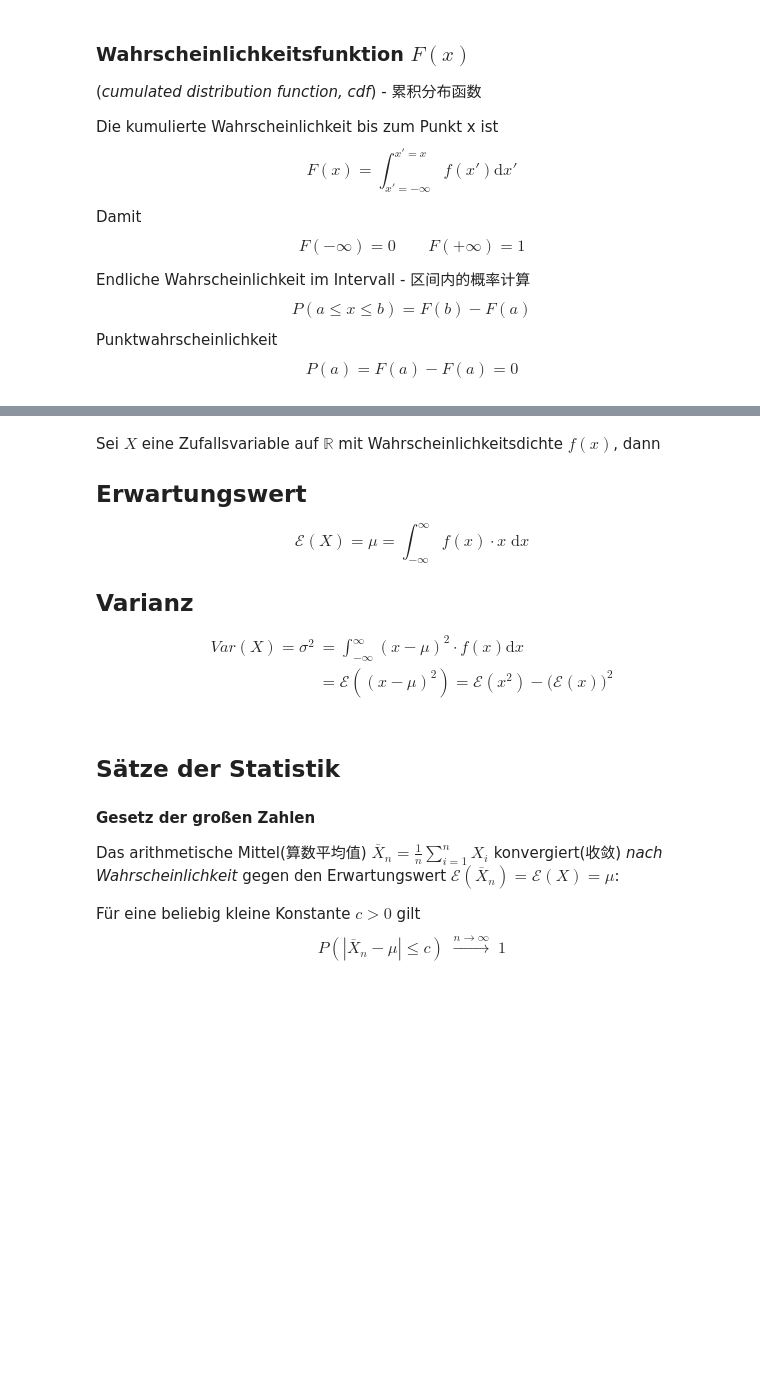
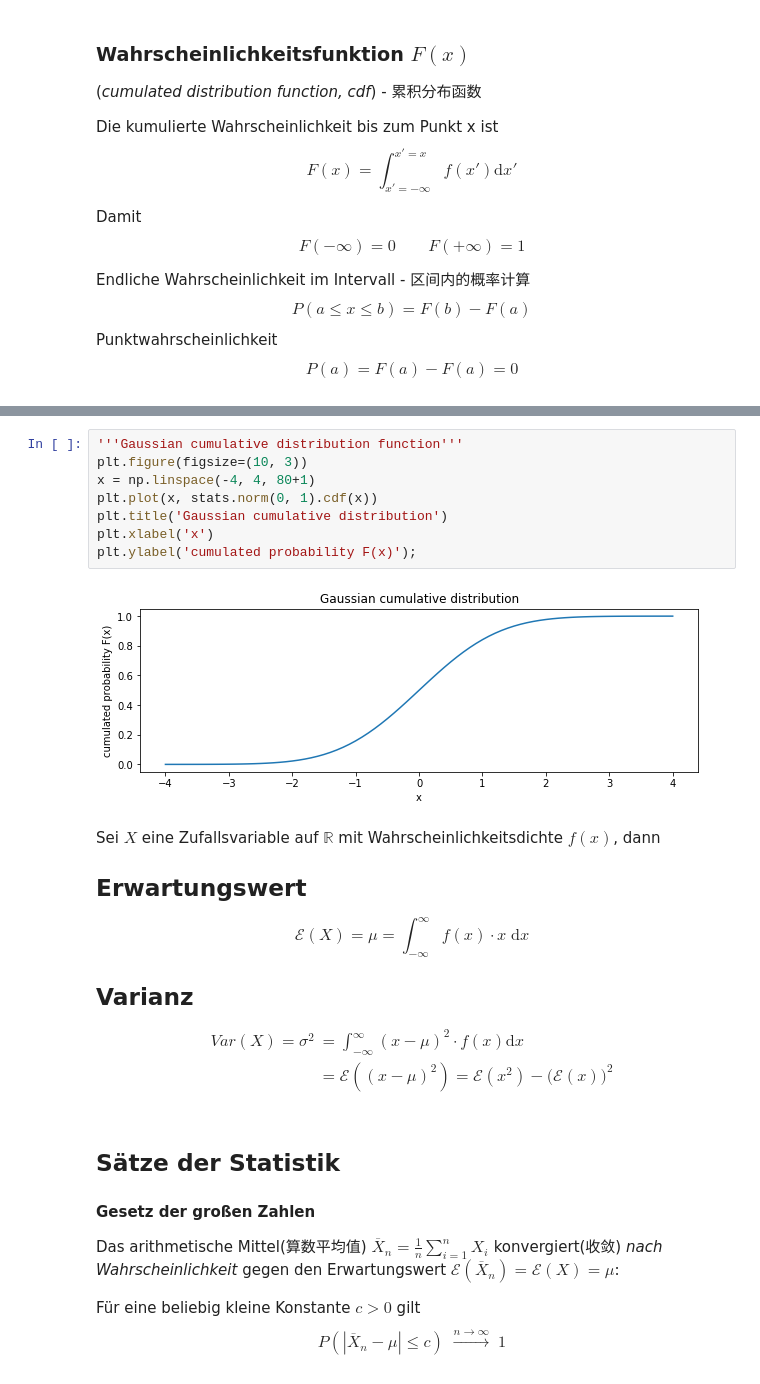
Before and after one commit to HilfenAtUni/inf4151, a Jupyter notebook: folien/000_EinfuehrungZusammenfassungFormalien.ipynb, the cells around one changed output, grey strips where cells are left out. Saved outputs shown, nothing was run; the diff lists cells and outputs as text; blank space fills up the shorter version.

```diff
--- a/folien/000_EinfuehrungZusammenfassungFormalien.ipynb
+++ b/folien/000_EinfuehrungZusammenfassungFormalien.ipynb
@@ -189,3 +176,13 @@ $$P(a) =  F(a) - F(a) = 0$$
+# %%
+'''Gaussian cumulative distribution function'''
+plt.figure(figsize=(10, 3))
+x = np.linspace(-4, 4, 80+1)
+plt.plot(x, stats.norm(0, 1).cdf(x))
+plt.title('Gaussian cumulative distribution')
+plt.xlabel('x')
+plt.ylabel('cumulated probability F(x)');
+# %% [output]
+[figure, added]
 # %% [markdown]
 Sei $X$ eine Zufallsvariable auf $\mathbb{R}$ mit Wahrscheinlichkeitsdichte $f(x)$, dann
 
@@ -193,9 +190,9 @@ Sei $X$ eine Zufallsvariable auf $\mathbb{R}$ mit Wahrscheinlichkeitsdichte $f(x
 $$\mathcal{E}(X) = \mu = \int_{-\infty}^{\infty} f(x)\cdot x\; \mathrm{d}x$$
 
 ## Varianz
-$$\begin{align}
+$$\begin{aligned}
 Var(X) = \sigma^2 & = \int_{-\infty}^{\infty} (x-\mu)^2\cdot f(x) \mathrm{d}x \\
 & = \mathcal{E}\left((x-\mu)^2\right) = \mathcal{E}(x^2)-\bigl(\mathcal{E}(x)\bigr)^2
-\end{align}$$
+\end{aligned}$$
 # %% [markdown]
 ## Sätze der Statistik
```
Also changed, not shown: parts of 6 cells of this notebook, 17 other files.
